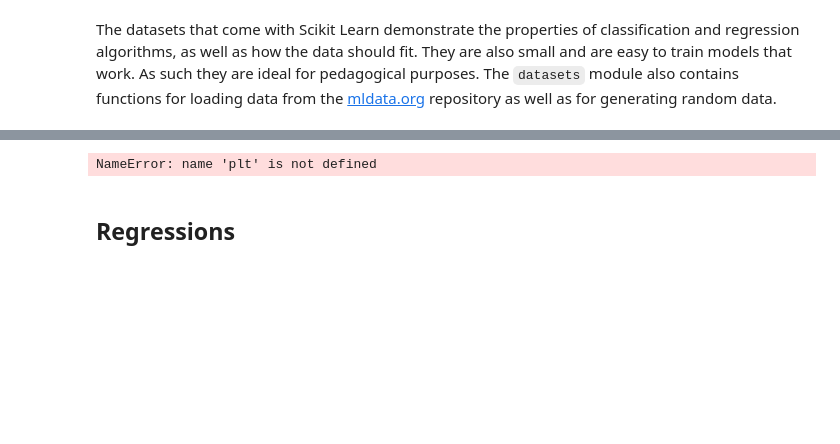
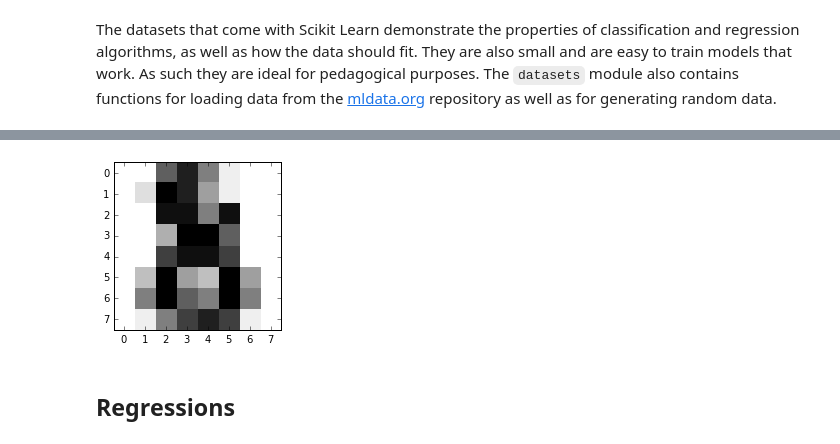
Before and after one commit to MarkjoyGU/Injury-Prediction, a Jupyter notebook: notebook/Tour de SciKit-Learn.ipynb, the cells around one changed output, grey strips where cells are left out. Saved outputs shown, nothing was run; the diff lists cells and outputs as text; code cells hidden in the pictures; blank space fills up the shorter version.

```diff
--- a/notebook/Tour de SciKit-Learn.ipynb
+++ b/notebook/Tour de SciKit-Learn.ipynb
@@ -76,10 +82,10 @@ fig = scatter_matrix(df, alpha=0.2, figsize=(16, 10), diagonal='kde')
 # %%
 import random
 plt.figure(1, figsize=(3, 3))
-plt.imshow(randomdigits.images[-1], cmap=plt.cm.gray_r, interpolation='nearest')
+plt.imshow(digits.images[-1], cmap=plt.cm.gray_r, interpolation='nearest')
 plt.show()
 # %% [output]
-NameError: name 'plt' is not defined
+[figure, added]
 # %% [markdown]
 ## Regressions
 # %% [markdown]
```
Also changed, not shown: parts of 17 cells of this notebook.
